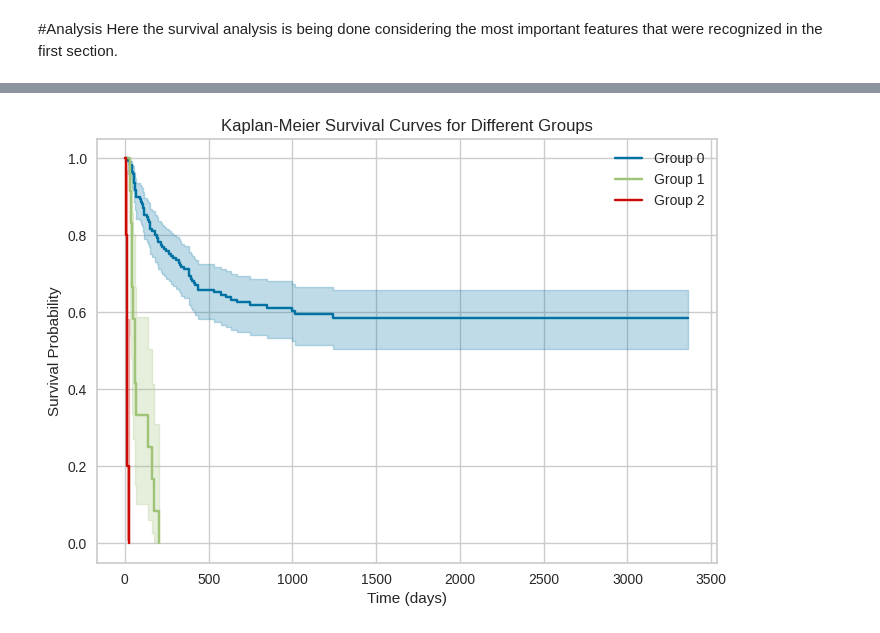
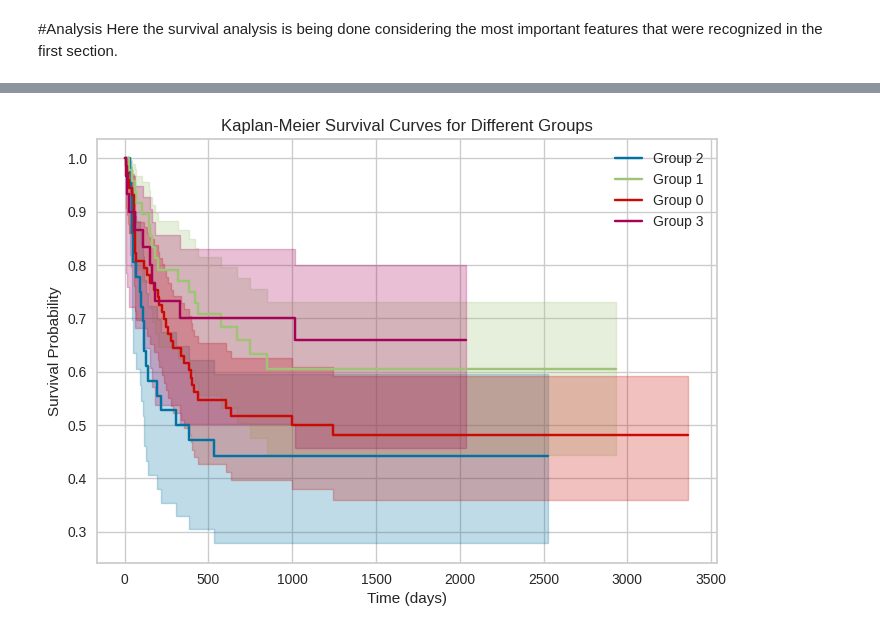
Before and after one commit to Marcos-Sanson/UC3M-ML, a Jupyter notebook: LAB02.ipynb, the cells around one changed output, grey strips where cells are left out. Drawn from its saved outputs; the diff is of its cells as text; code cells hidden in the pictures.

```diff
--- a/LAB02.ipynb
+++ b/LAB02.ipynb
@@ -350,0 +354,34 @@ Here the elbow curve of the clustering from above is done as well as the PCA (us
+# %%
+# Extract the most interesting features for clustering
+cluster_data = data[features_to_use]
+
+# Define range of cluster numbers to evaluate
+k_range = range(2, 11)  # Example: Evaluate for k=2 to k=11
+
+silhouette_scores = []
+
+# Calculate Silhouette score for each k
+for k in k_range:
+    kmeans = KMeans(n_clusters=k, random_state=42)  # Initialize KMeans model
+    cluster_labels = kmeans.fit_predict(cluster_data)  # Fit and predict cluster labels
+    score = silhouette_score(cluster_data, cluster_labels)  # Calculate Silhouette score
+    silhouette_scores.append(score)
+
+# Plot the Silhouette scores
+plt.plot(k_range, silhouette_scores, marker='o')
+plt.xlabel('Number of Clusters (k)')
+plt.ylabel('Silhouette Score')
+plt.title('Silhouette Score vs. Number of Clusters')
+plt.show()
+
+# Find the optimal k with the highest Silhouette score
+optimal_k = k_range[silhouette_scores.index(max(silhouette_scores))]
+print(f"Optimal number of clusters: {optimal_k}")
+
+# Apply KMeans clustering with the optimal k (e.g., k=3 based on silhouette score)
+kmeans = KMeans(n_clusters=optimal_k, random_state=42)
+clusters = kmeans.fit_predict(cluster_data)
+
+# Add the cluster labels to your original DataFrame
+data['cluster'] = clusters
+print(data['cluster'].value_counts())
@@ -399,28 +438,22 @@ plt.show()
 # %%
-"""
-Compute the survival function for each group using Kaplan-Meier and Cox Regression.
-Analyze the differences between both methods and the survival differences between groups.
-In terms of interpretability, recall that Cox provides a feature importance.
-"""
-
 # Initialize Kaplan-Meier Fitter
 kmf = KaplanMeierFitter()
 
 # Iterate through each group in your target
 for group in data['cluster'].unique():
     group_data = data[data['cluster'] == group]  # Subset the data for the current group
     kmf.fit(durations=group_data['survival_time'], event_observed=group_data['survival_status'], label=f'Group {group}')
 
     # Plot the survival function for the group
     kmf.plot_survival_function()
 
 plt.title('Kaplan-Meier Survival Curves for Different Groups')
 plt.xlabel('Time (days)')
 plt.ylabel('Survival Probability')
 plt.grid(True)
 plt.show()
 # %% [output]
-[figure, old version]
+[figure, new version]
 # %%
 # Initialize CoxPHFitter
 cph = CoxPHFitter(penalizer=0.1)
```
Also changed, not shown: parts of 23 cells of this notebook.
